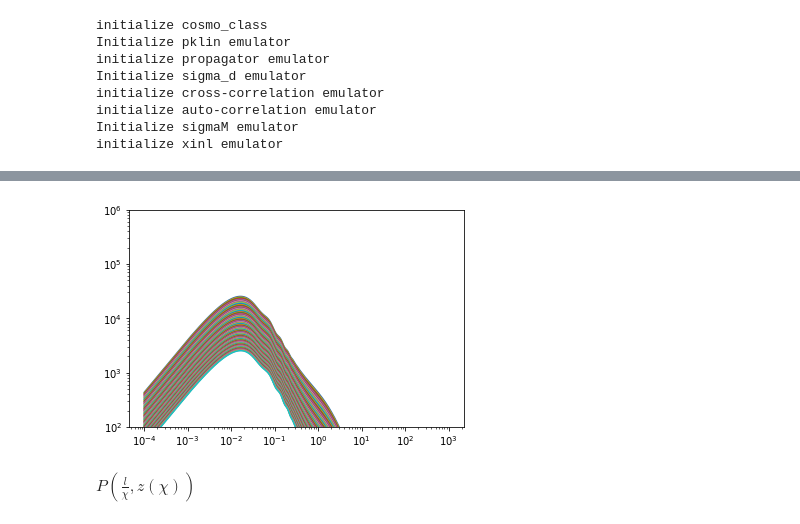
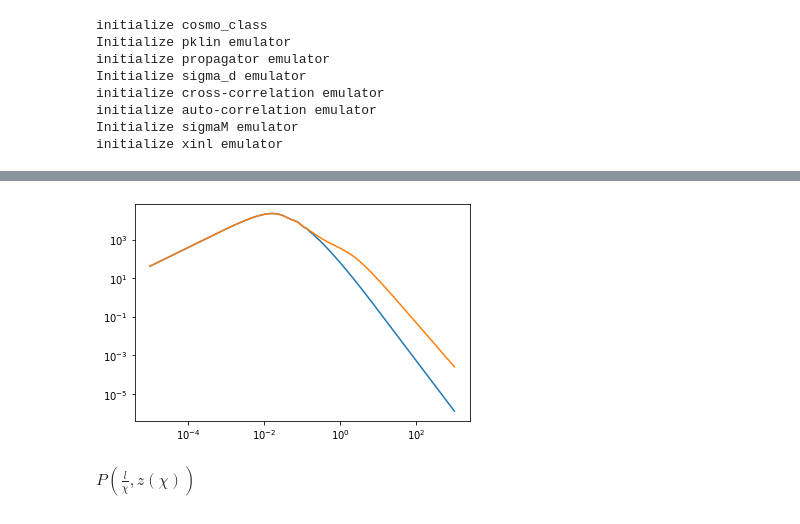
Before and after one commit to git-sunao/weaklensHSCY3Fisher, a Jupyter notebook: Untitled3.ipynb, the cells around one changed output, grey strips where cells are left out. Saved outputs shown, nothing was run; the diff lists cells and outputs as text; code cells hidden in the pictures.

```diff
--- a/Untitled3.ipynb
+++ b/Untitled3.ipynb
@@ -48,6 +46,6 @@ Wall time: 148 ms
 # %%
 %%time
-k = np.logspace(-2.2, 2, 100)
+k = np.logspace(-5.0, 3, 100)
 pkhalo = power_b1.get_pkhalo_kz(k, 0.1)
 pklin  = power_b1.get_pklin_kz(k, 0.1)
 # %% [output]
@@ -56,13 +54,12 @@ Wall time: 4.35 ms
 # %%
 plt.figure()
 plt.xscale('log')
 plt.yscale('log')
-plt.ylim(1e2,1e6)
-k = 10**power_b1.pk_data['logk']
-for pkhalo in power_b1.pk_data['pkhalo']:
-    plt.plot(k, pkhalo)
+#plt.ylim(1e2,1e6)
+plt.plot(k, pklin)
+plt.plot(k, pkhalo)
 plt.show()
 # %% [output]
-[figure, old version]
+[figure, new version]
 # %% [markdown]
 $P\left(\frac{l}{\chi}, z(\chi)\right)$
```
Also changed, not shown: parts of 34 cells of this notebook, 7 other files.
